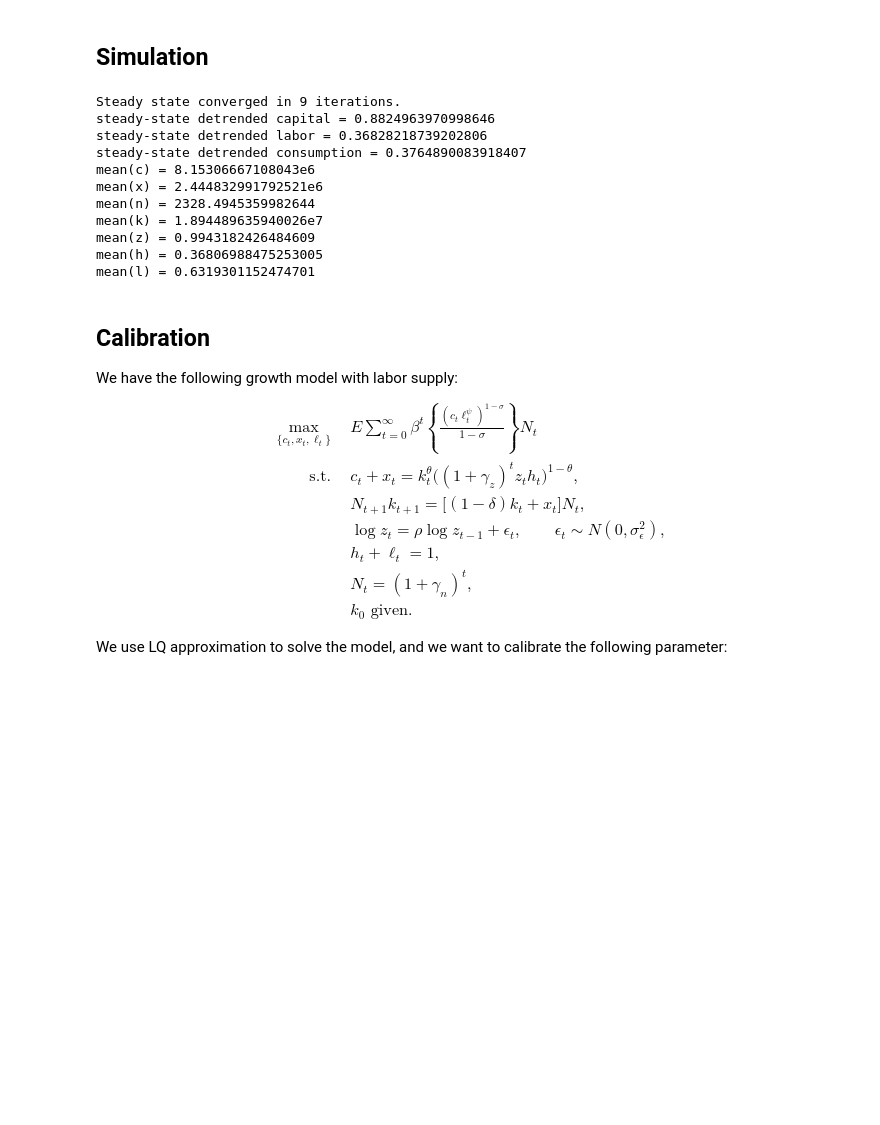
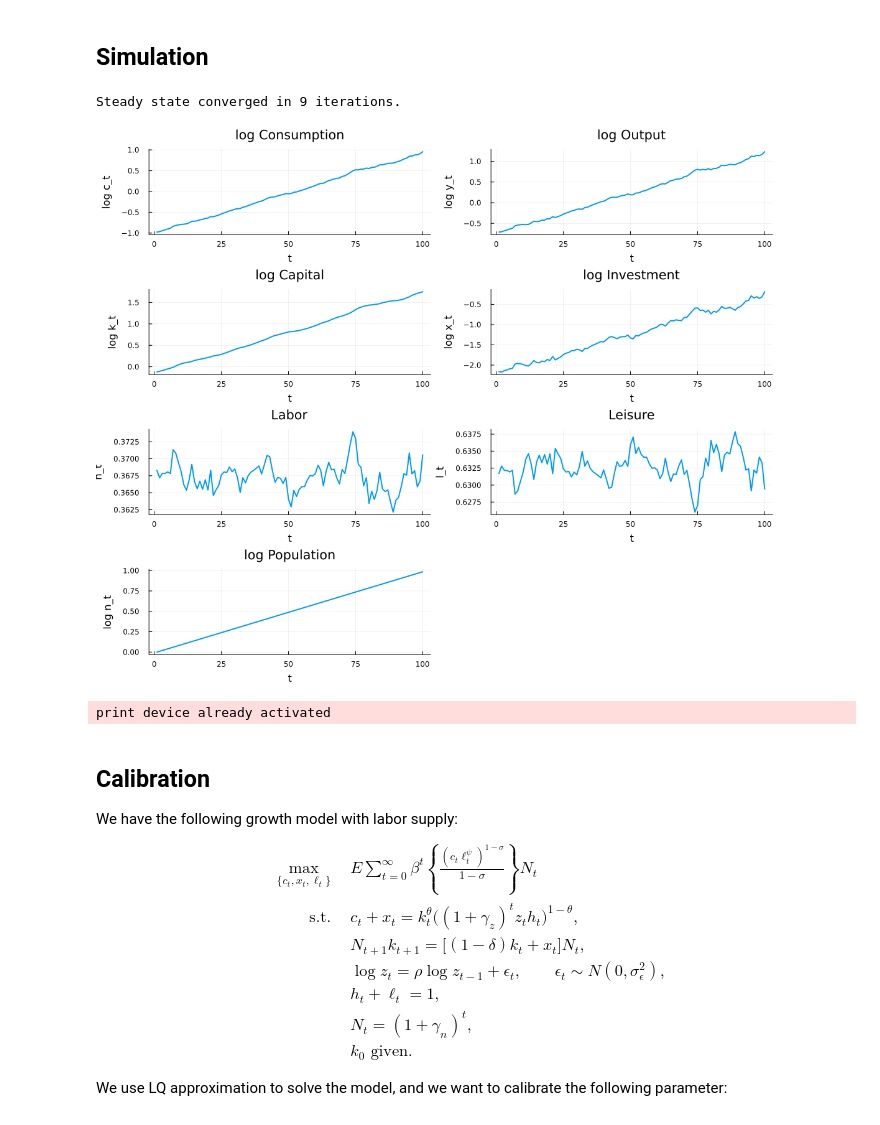
Before and after one commit to YuxuanZhao-Econ/ECON8208, a Jupyter notebook: HW5/HW5.ipynb, the cells around one changed output. Drawn from its saved outputs; the diff is of its cells as text; code cells hidden in the pictures; blank space fills up the shorter version.

```diff
--- a/HW5/HW5.ipynb
+++ b/HW5/HW5.ipynb
@@ -1261,53 +1261,57 @@ params = (
     theta = 0.33,
     delta = 0.10,
     rho = 0.90,
     sigma_e = 0.02
 )
 
 
 lq_sol = tools.solve_lq_policy_functions(
     params;
     x0_ss=x0_ss,
     tol_ss=tol_ss,
     max_iter_ss=max_iter_ss,
     hstep_ss=hstep_lq,
     hstep_lq=hstep_lq
 )
 
 sim = tools.simulate_lq_growth_model(
     params,
     lq_sol;
     T=T,
     seed=seed,
     k0=lq_sol.steady_state.k_ss,
     z0=z_ss,
     n0=n0
 )
 
-println("steady-state detrended capital = ", lq_sol.steady_state.k_ss)
-println("steady-state detrended labor = ", lq_sol.steady_state.h_ss)
-println("steady-state detrended consumption = ", lq_sol.steady_state.c_ss)
 
 
-println("mean(c) = ", tools.mean(sim.c[(burn_in + 1):end]))
-println("mean(x) = ", tools.mean(sim.x[(burn_in + 1):end]))
-println("mean(n) = ", tools.mean(sim.n[(burn_in + 1):(end - 1)]))
-println("mean(k) = ", tools.mean(sim.k[(burn_in + 1):(end - 1)]))
-println("mean(z) = ", tools.mean(sim.z[(burn_in + 1):(end - 1)]))
-println("mean(h) = ", tools.mean(sim.h[(burn_in + 1):end]))
-println("mean(l) = ", tools.mean(sim.l[(burn_in + 1):end]))
+# -------------------------------------------------------
+# Plot the first 100 simulated periods
+# Growth variables are shown in logs
+# -------------------------------------------------------
+
+T_plot = 100
+t = 1:T_plot
+y = sim.c .+ sim.x
+
+p1 = plot(t, log.(sim.c[1:T_plot]),      lw=2, label="", title="log Consumption", xlabel="t", ylabel="log c_t")
+p2 = plot(t, log.(y[1:T_plot]),          lw=2, label="", title="log Output",      xlabel="t", ylabel="log y_t")
+p3 = plot(t, log.(sim.k[1:T_plot]),      lw=2, label="", title="log Capital",     xlabel="t", ylabel="log k_t")
+p4 = plot(t, log.(sim.x[1:T_plot]),      lw=2, label="", title="log Investment",  xlabel="t", ylabel="log x_t")
+p5 = plot(t, sim.h[1:T_plot],            lw=2, label="", title="Labor",           xlabel="t", ylabel="h_t")
+p6 = plot(t, sim.l[1:T_plot],            lw=2, label="", title="Leisure",         xlabel="t", ylabel="l_t")
+p7 = plot(t, log.(sim.n[1:T_plot]),      lw=2, label="", title="log Population",  xlabel="t", ylabel="log n_t")
+
+plot(
+    p1, p2, p3, p4, p5, p6, p7;
+    layout=(4, 2),
+    size=(1100, 900)
+)
 # %% [output]
 Steady state converged in 9 iterations.
-steady-state detrended capital = 0.8824963970998646
-steady-state detrended labor = 0.36828218739202806
-steady-state detrended consumption = 0.3764890083918407
-mean(c) = 8.15306667108043e6
-mean(x) = 2.444832991792521e6
-mean(n) = 2328.4945359982644
-mean(k) = 1.894489635940026e7
-mean(z) = 0.9943182426484609
-mean(h) = 0.36806988475253005
-mean(l) = 0.6319301152474701
+[figure, added]
+print device already activated
 # %% [markdown]
 ## Calibration
 
```
